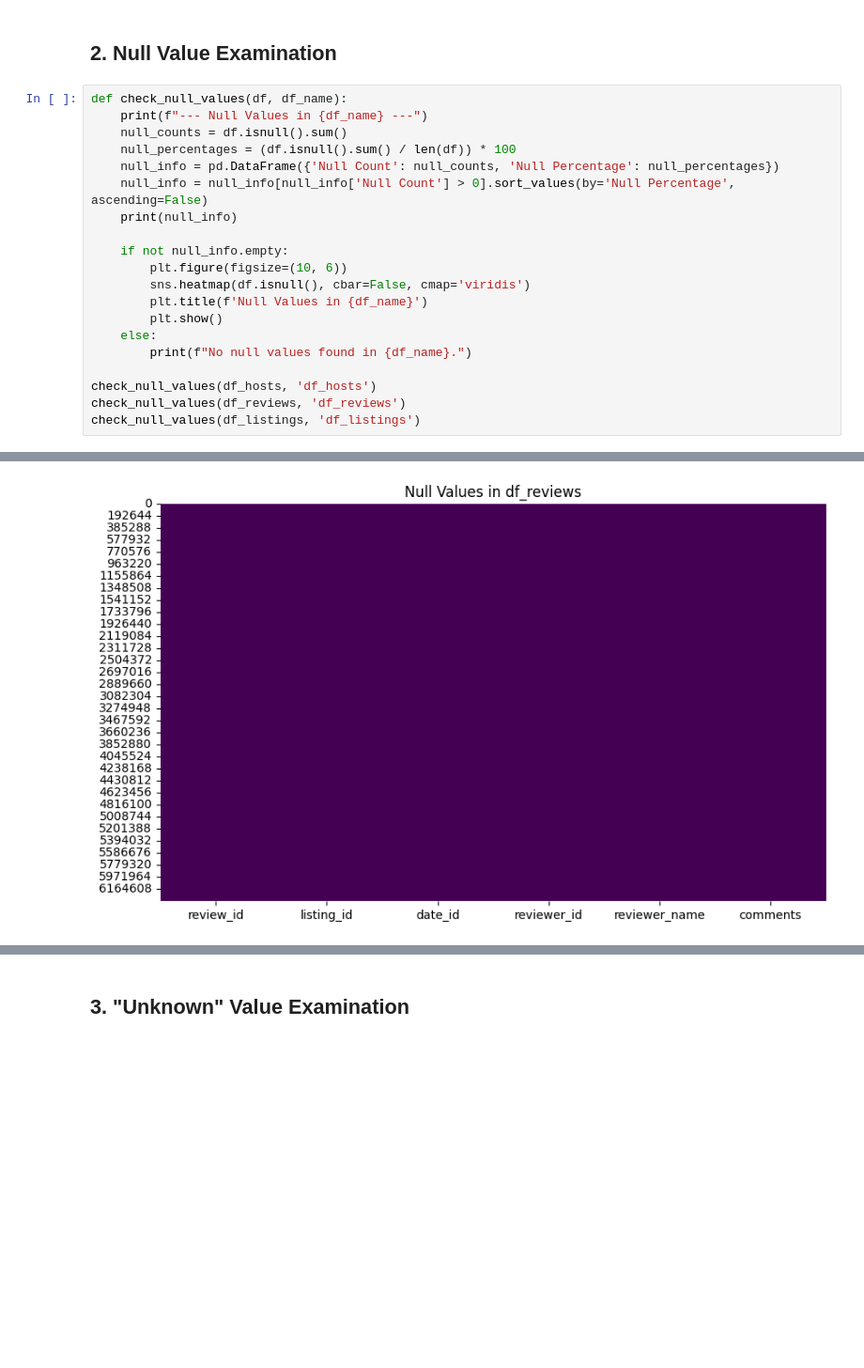
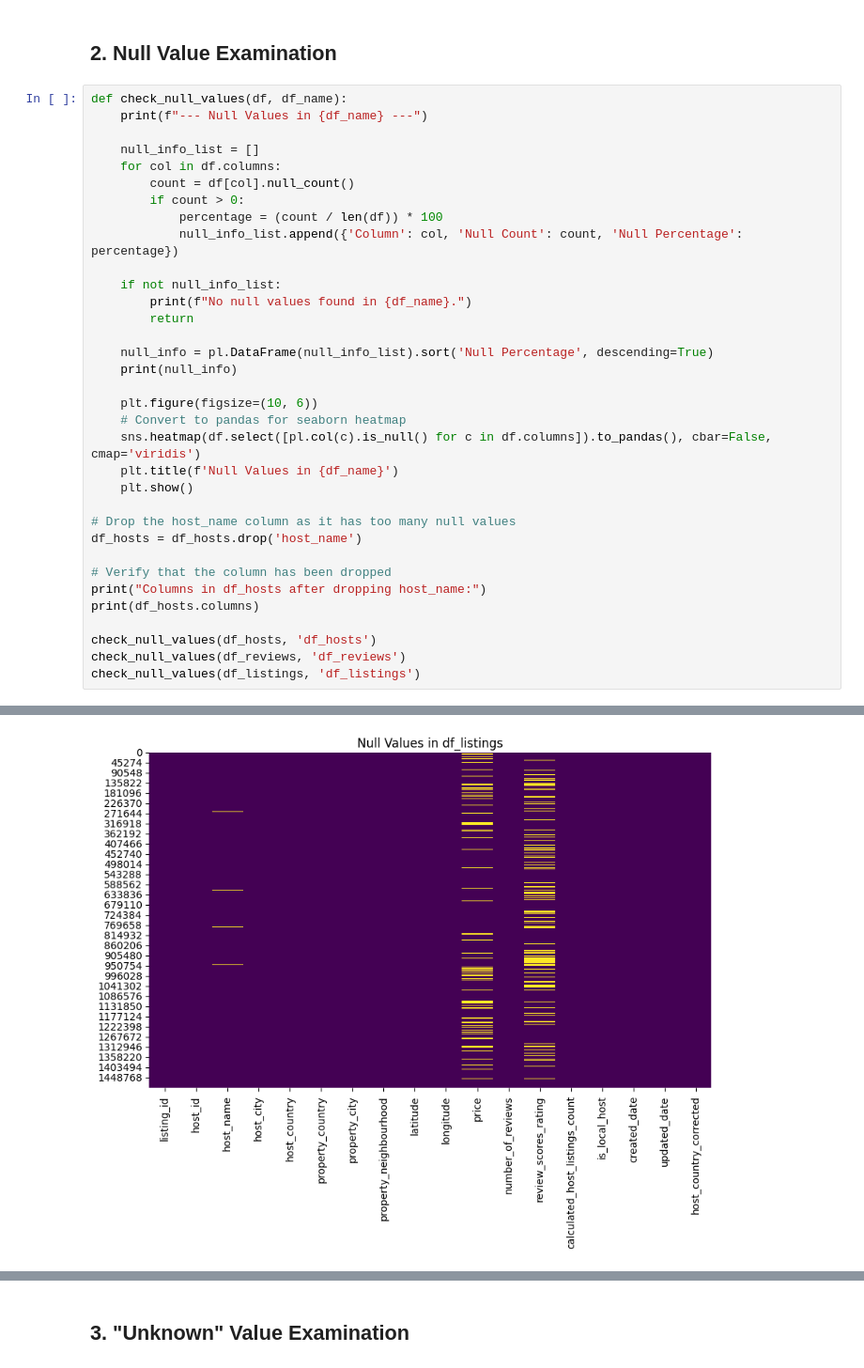
Before and after one commit to YassineEng/EDA-Inside-Airbnb-data-warehouse, a Jupyter notebook: eda.ipynb, the cells around one changed output, grey strips where cells are left out. Shown: that part at 94% size. Saved outputs shown, nothing was run; the diff lists cells and outputs as text; blank space fills up the shorter version.

```diff
--- a/eda.ipynb
+++ b/eda.ipynb
@@ -126,19 +153,33 @@ memory usage: 193.8+ MB
 # %%
 def check_null_values(df, df_name):
     print(f"--- Null Values in {df_name} ---")
-    null_counts = df.isnull().sum()
-    null_percentages = (df.isnull().sum() / len(df)) * 100
-    null_info = pd.DataFrame({'Null Count': null_counts, 'Null Percentage': null_percentages})
-    null_info = null_info[null_info['Null Count'] > 0].sort_values(by='Null Percentage', ascending=False)
+
+    null_info_list = []
+    for col in df.columns:
+        count = df[col].null_count()
+        if count > 0:
+            percentage = (count / len(df)) * 100
+            null_info_list.append({'Column': col, 'Null Count': count, 'Null Percentage': percentage})
+
+    if not null_info_list:
+        print(f"No null values found in {df_name}.")
+        return
+
+    null_info = pl.DataFrame(null_info_list).sort('Null Percentage', descending=True)
     print(null_info)
 
-    if not null_info.empty:
-        plt.figure(figsize=(10, 6))
-        sns.heatmap(df.isnull(), cbar=False, cmap='viridis')
-        plt.title(f'Null Values in {df_name}')
-        plt.show()
-    else:
-        print(f"No null values found in {df_name}.")
+    plt.figure(figsize=(10, 6))
+    # Convert to pandas for seaborn heatmap
+    sns.heatmap(df.select([pl.col(c).is_null() for c in df.columns]).to_pandas(), cbar=False, cmap='viridis')
+    plt.title(f'Null Values in {df_name}')
+    plt.show()
+
+# Drop the host_name column as it has too many null values
+df_hosts = df_hosts.drop('host_name')
+
+# Verify that the column has been dropped
+print("Columns in df_hosts after dropping host_name:")
+print(df_hosts.columns)
 
 check_null_values(df_hosts, 'df_hosts')
 check_null_values(df_reviews, 'df_reviews')
@@ -154 +215 @@ reviewer_name          17         0.000267
-[figure, old version]
+[figure, new version]
```
Also changed, not shown: parts of 16 cells of this notebook, 3 other files.
